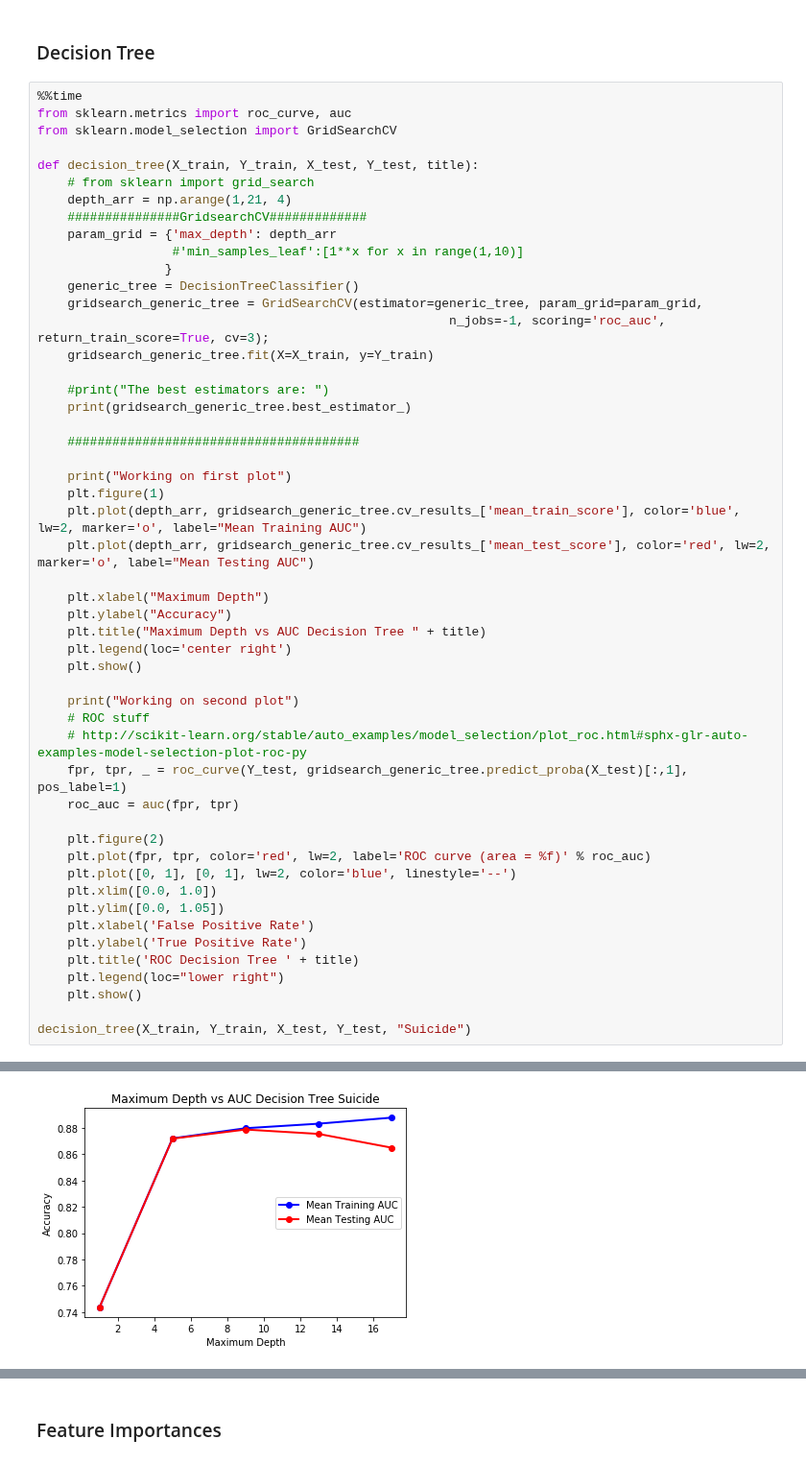
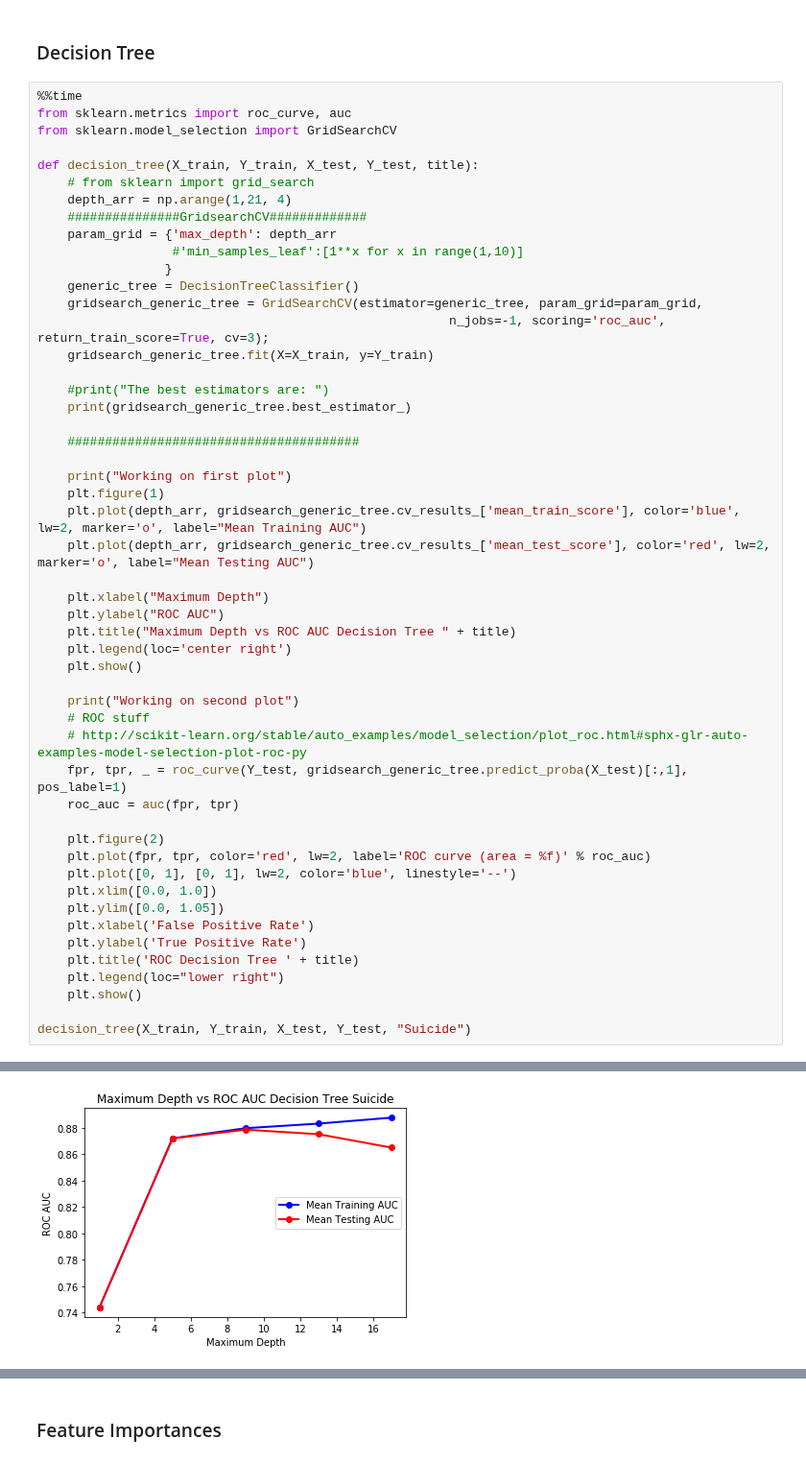
Before and after one commit to alexander-ray/bana-mortality-4502, a Jupyter notebook: DataFrameFormat.ipynb, the cells around one changed output, grey strips where cells are left out. Shown at 96% size. Drawn from its saved outputs; the diff is of its cells as text.

```diff
--- a/DataFrameFormat.ipynb
+++ b/DataFrameFormat.ipynb
@@ -219,37 +178,37 @@ def decision_tree(X_train, Y_train, X_test, Y_test, title):
     plt.plot(depth_arr, gridsearch_generic_tree.cv_results_['mean_test_score'], color='red', lw=2, marker='o', label="Mean Testing AUC")
 
     plt.xlabel("Maximum Depth")
-    plt.ylabel("Accuracy")
-    plt.title("Maximum Depth vs AUC Decision Tree " + title)
+    plt.ylabel("ROC AUC")
+    plt.title("Maximum Depth vs ROC AUC Decision Tree " + title)
     plt.legend(loc='center right')
     plt.show()
 
     print("Working on second plot")
     # ROC stuff
     # http://scikit-learn.org/stable/auto_examples/model_selection/plot_roc.html#sphx-glr-auto-examples-model-selection-plot-roc-py
     fpr, tpr, _ = roc_curve(Y_test, gridsearch_generic_tree.predict_proba(X_test)[:,1], pos_label=1)
     roc_auc = auc(fpr, tpr)
 
     plt.figure(2)
     plt.plot(fpr, tpr, color='red', lw=2, label='ROC curve (area = %f)' % roc_auc)
     plt.plot([0, 1], [0, 1], lw=2, color='blue', linestyle='--')
     plt.xlim([0.0, 1.0])
     plt.ylim([0.0, 1.05])
     plt.xlabel('False Positive Rate')
     plt.ylabel('True Positive Rate')
     plt.title('ROC Decision Tree ' + title)
     plt.legend(loc="lower right")
     plt.show()
 
 decision_tree(X_train, Y_train, X_test, Y_test, "Suicide")
 # %% [output]
 DecisionTreeClassifier(class_weight=None, criterion='gini', max_depth=9,
             max_features=None, max_leaf_nodes=None,
             min_impurity_decrease=0.0, min_impurity_split=None,
             min_samples_leaf=1, min_samples_split=2,
             min_weight_fraction_leaf=0.0, presort=False, random_state=None,
             splitter='best')
 Working on first plot
-[figure, old version]
+[figure, new version]
 Working on second plot
 [figure]
```
Also changed, not shown: parts of 13 cells of this notebook, 3 other files.
